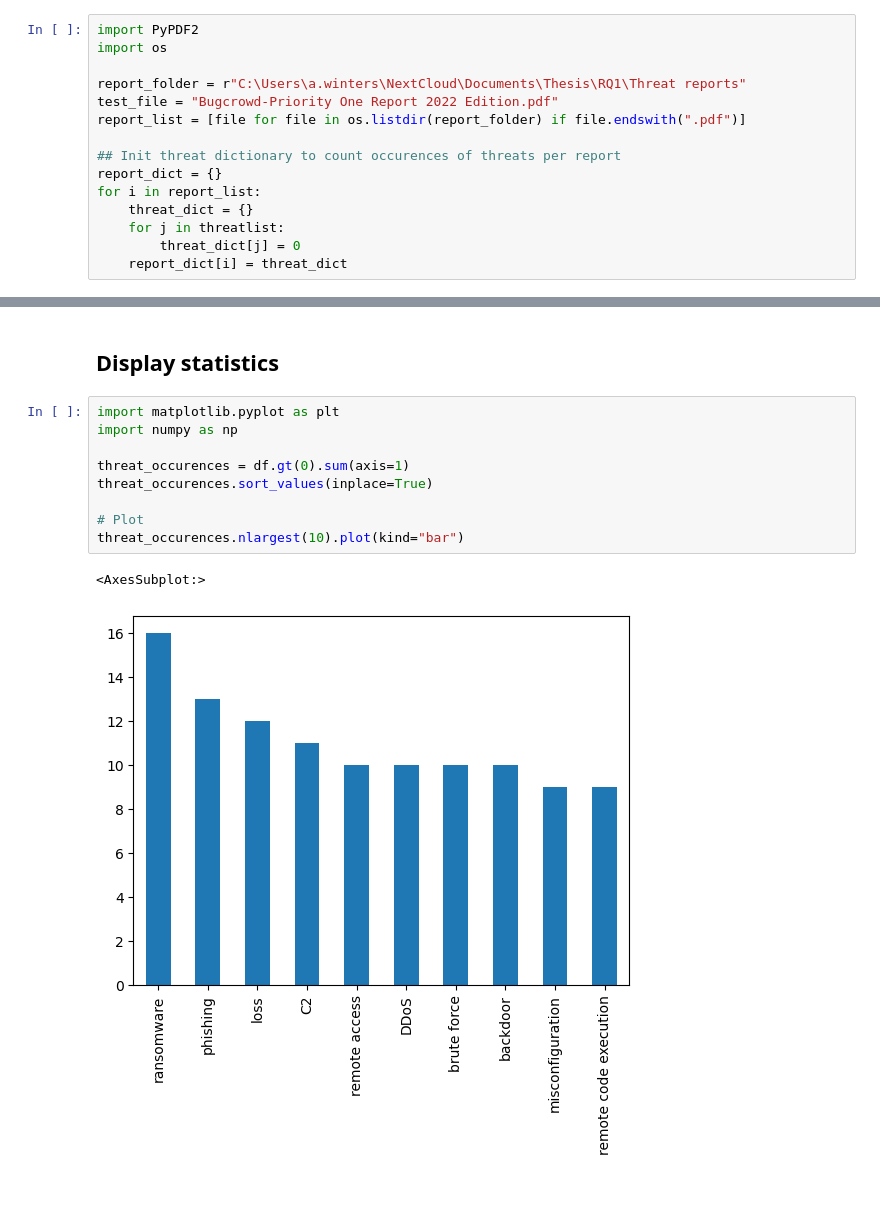
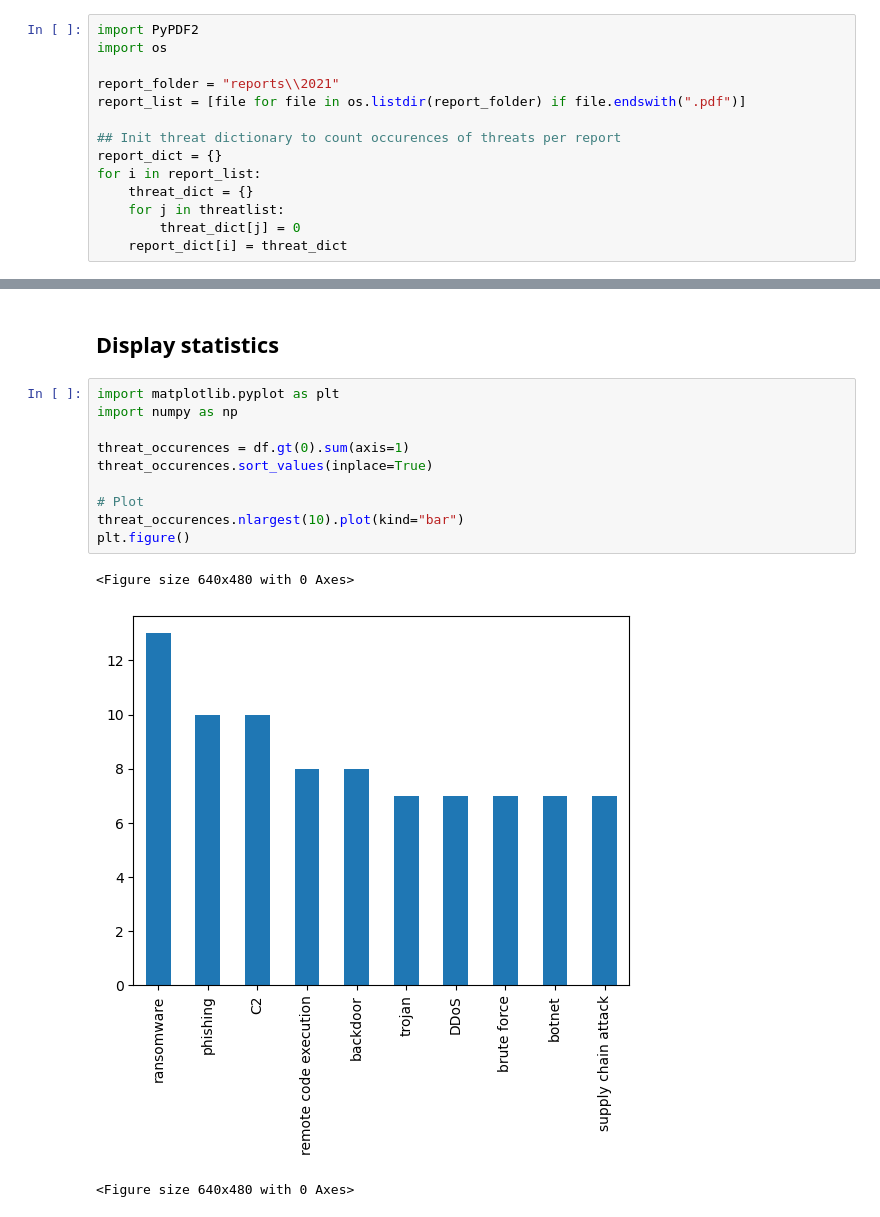
Before and after one commit to AbeWinters/Threat-Profiles-for-Control-Prioritization, a Jupyter notebook: report-analyzer.ipynb, the cells around one changed output, grey strips where cells are left out. Drawn from its saved outputs; the diff is of its cells as text.

Commit message:
Add reports to repo

```diff
--- a/report-analyzer.ipynb
+++ b/report-analyzer.ipynb
@@ -47,8 +47,7 @@ Threat actors:
 import PyPDF2
 import os
 
-report_folder = r"C:\Users\a.winters\NextCloud\Documents\Thesis\RQ1\Threat reports"
-test_file = "Bugcrowd-Priority One Report 2022 Edition.pdf"
+report_folder = "reports\\2021"
 report_list = [file for file in os.listdir(report_folder) if file.endswith(".pdf")]
 
 ## Init threat dictionary to count occurences of threats per report
@@ -96,12 +97,14 @@ Processing:  cyberark-2022-identity-security-threat-landscape-report.pdf
 # %%
 import matplotlib.pyplot as plt
 import numpy as np
 
 threat_occurences = df.gt(0).sum(axis=1)
 threat_occurences.sort_values(inplace=True)
 
 # Plot
 threat_occurences.nlargest(10).plot(kind="bar")
+plt.figure()
 # %% [output]
-<AxesSubplot:>
+<Figure size 640x480 with 0 Axes>
-[figure, old version]
+[figure, new version]
+<Figure size 640x480 with 0 Axes>
```
Also changed, not shown: parts of 4 cells of this notebook, 14 other files.
